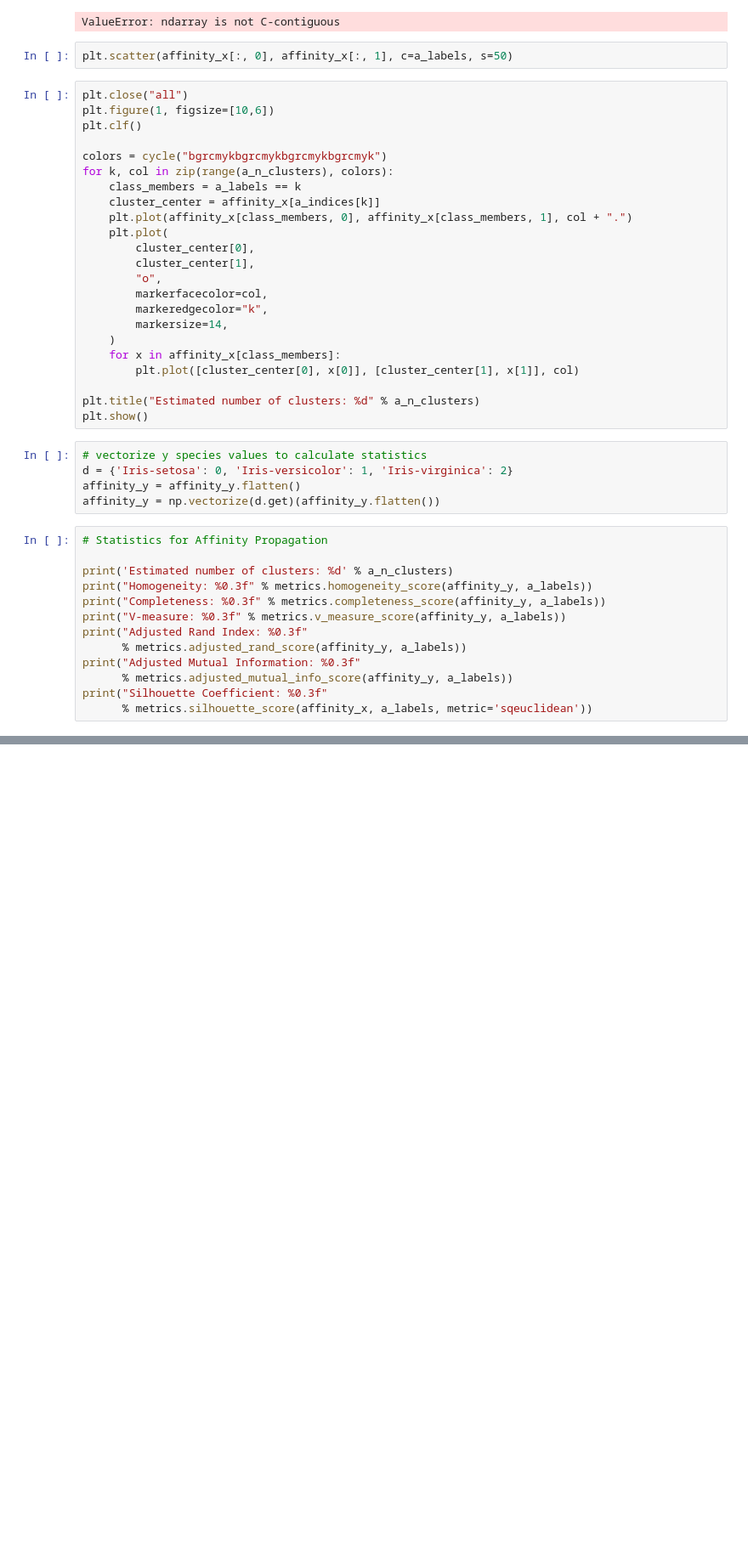
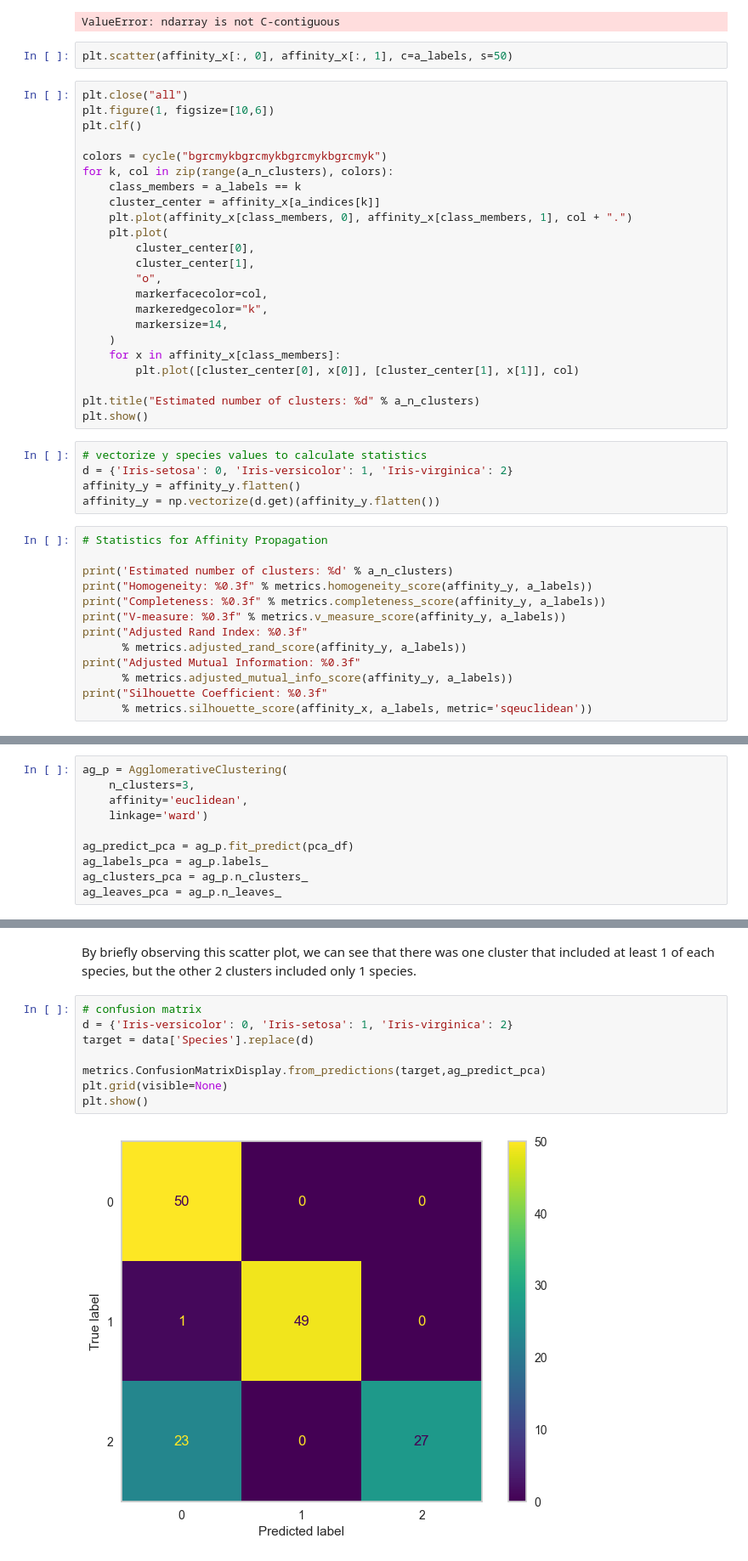
Before and after one commit to tzhang852/4431_DataMining_Fall22, a Jupyter notebook: Assignment5/assignment5.ipynb, the cells around one changed output, grey strips where cells are left out. Shown at 85% size. Saved outputs shown, nothing was run; the diff lists cells and outputs as text; blank space fills up the shorter version.

```diff
--- a/Assignment5/assignment5.ipynb
+++ b/Assignment5/assignment5.ipynb
@@ -247,0 +309,10 @@ print("Silhouette Coefficient: %0.3f"
+# %%
+ag_p = AgglomerativeClustering(
+    n_clusters=3,
+    affinity='euclidean',
+    linkage='ward')
+
+ag_predict_pca = ag_p.fit_predict(pca_df)
+ag_labels_pca = ag_p.labels_
+ag_clusters_pca = ag_p.n_clusters_
+ag_leaves_pca = ag_p.n_leaves_
@@ -247,0 +332,12 @@ print("Silhouette Coefficient: %0.3f"
+# %% [markdown]
+By briefly observing this scatter plot, we can see that there was one cluster that included at least 1 of each species, but the other 2 clusters included only 1 species.
+# %%
+# confusion matrix
+d = {'Iris-versicolor': 0, 'Iris-setosa': 1, 'Iris-virginica': 2}
+target = data['Species'].replace(d)
+
+metrics.ConfusionMatrixDisplay.from_predictions(target,ag_predict_pca)
+plt.grid(visible=None)
+plt.show()
+# %% [output]
+[figure, added]
```
Also changed, not shown: parts of 31 cells of this notebook.
